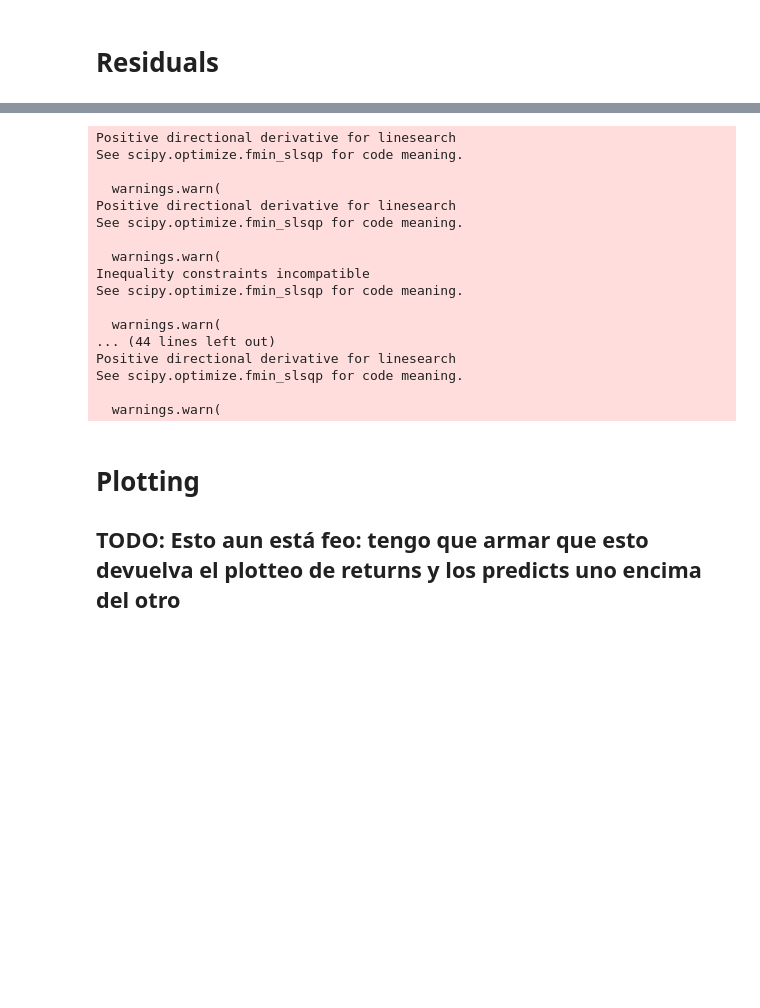
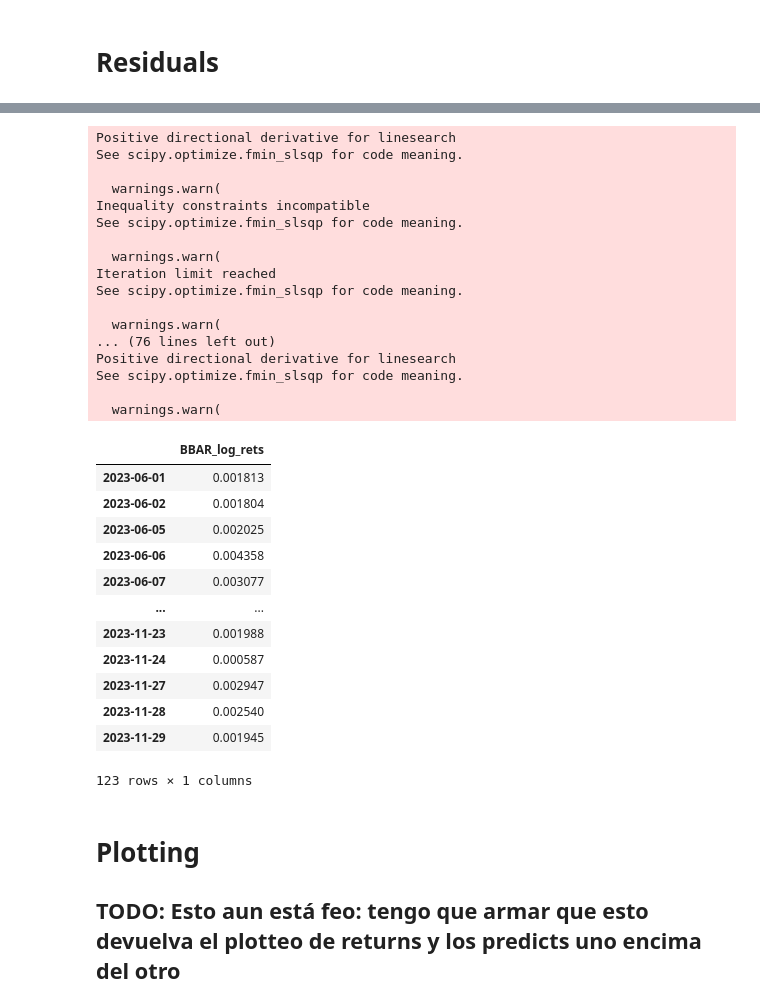
Before and after one commit to alfsn/regime-switching-hmm, a Jupyter notebook: notebooks/02_Benchmark_GARCH.ipynb, the cells around one changed output, grey strips where cells are left out. Drawn from its saved outputs; the diff is of its cells as text; code cells hidden in the pictures; blank space fills up the shorter version.

Commit message:
correcting forecast generating function
now forecast length is ok, but index does not match (is 2 days behind)

```diff
--- a/notebooks/02_Benchmark_GARCH.ipynb
+++ b/notebooks/02_Benchmark_GARCH.ipynb
@@ -173,17 +173,17 @@ def generate_GARCH_samples_residuals(
     Returns:
         _type_: _description_
     """
-    split_date = oos_data.index[0]
+    split_date = insample_data.index[-1]
     dates_to_forecast = len(oos_data.index)
 
-    oos_data = pd.concat([insample_data, oos_data])
+    full_data = pd.concat([insample_data, oos_data])
     del insample_data
 
     # vamos a implementar recursive window forecasting
     # https://arch.readthedocs.io/en/latest/univariate/forecasting.html
     # https://arch.readthedocs.io/en/latest/univariate/univariate_volatility_forecasting.html#Recursive-Forecast-Generation
 
-    index = oos_data.index
+    index = full_data.index
     end_loc = np.where(index >= split_date)[0].min()
     # esto es un int del iloc
     # preciso usar ints de iloc porque el timedelta se me va a romper con el fin de semana
@@ -192,7 +192,7 @@ def generate_GARCH_samples_residuals(
     forecasts = {}
 
     model = arch.arch_model(
-        y=oos_data,
+        y=full_data,
         mean="AR",
         lags=1,
         vol="Garch",
@@ -202,8 +202,8 @@ def generate_GARCH_samples_residuals(
         rescale=False,
     )
 
-    for i in range(1, dates_to_forecast):
-        date_of_first_forecast = oos_data.index[end_loc + i]
+    for i in range(0, dates_to_forecast):
+        date_of_first_forecast = full_data.index[end_loc + i]
 
         res = model.fit(
             first_obs=end_loc - rolling_window + i, last_obs=end_loc + i, disp="off"
@@ -216,12 +216,12 @@ def generate_GARCH_samples_residuals(
         forecasts[forecast.name] = forecast
 
     forecasts = pd.DataFrame(forecasts).T
-    forecasts.columns = oos_data.columns
+    forecasts.columns = full_data.columns
 
     pct_nan = forecasts.iloc[:, 0].isna().sum() / len(forecasts.index) * 100
 
     if pct_nan > 5:
-        warnings.warn(f"{oos_data.columns[0]} % na: {pct_nan}")
+        warnings.warn(f"{full_data.columns[0]} % na: {pct_nan}")
 
     forecasts.fillna(method="ffill", inplace=True)
 
@@ -253,10 +281,6 @@ for criterion, dictionary in zip(["aic", "bic"], [best_aic, best_bic]):
         forecasts_dict[criterion][stock]=forecasts
         residuals_dict[criterion][stock]=residuals
 # %% [output]
-Positive directional derivative for linesearch
-See scipy.optimize.fmin_slsqp for code meaning.
-
-  warnings.warn(
 Positive directional derivative for linesearch
 See scipy.optimize.fmin_slsqp for code meaning.
 
@@ -265,11 +289,31 @@ Inequality constraints incompatible
 See scipy.optimize.fmin_slsqp for code meaning.
 
   warnings.warn(
-... (44 lines left out)
+Iteration limit reached
+See scipy.optimize.fmin_slsqp for code meaning.
+
+  warnings.warn(
+... (76 lines left out)
 Positive directional derivative for linesearch
 See scipy.optimize.fmin_slsqp for code meaning.
 
   warnings.warn(
+# %%
+forecasts_dict["aic"]["BBAR"]
+# %% [output]
+|  | BBAR_log_rets |
+| 2023-06-01 | 0.001813 |
+| 2023-06-02 | 0.001804 |
+| 2023-06-05 | 0.002025 |
+| 2023-06-06 | 0.004358 |
+| 2023-06-07 | 0.003077 |
+| ... | ... |
+| 2023-11-23 | 0.001988 |
+| 2023-11-24 | 0.000587 |
+| 2023-11-27 | 0.002947 |
+| 2023-11-28 | 0.002540 |
+| 2023-11-29 | 0.001945 |
+123 rows × 1 columns
 # %%
 for criterion, bestmodels in zip(["aic", "bic"],[best_aic, best_bic]):
     save_as_pickle(forecasts_dict[criterion], criterion=criterion, type_save="forecasts")
```
Also changed, not shown: parts of 3 cells of this notebook.
